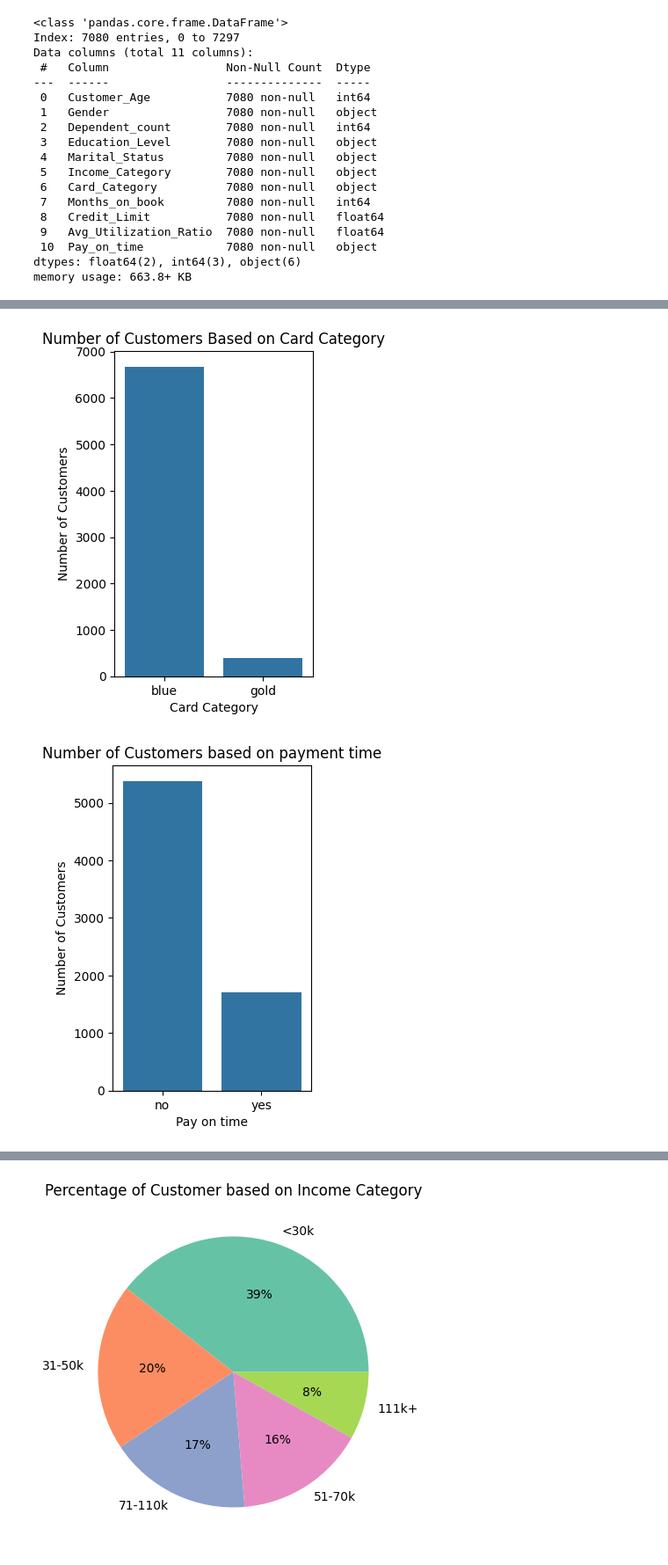
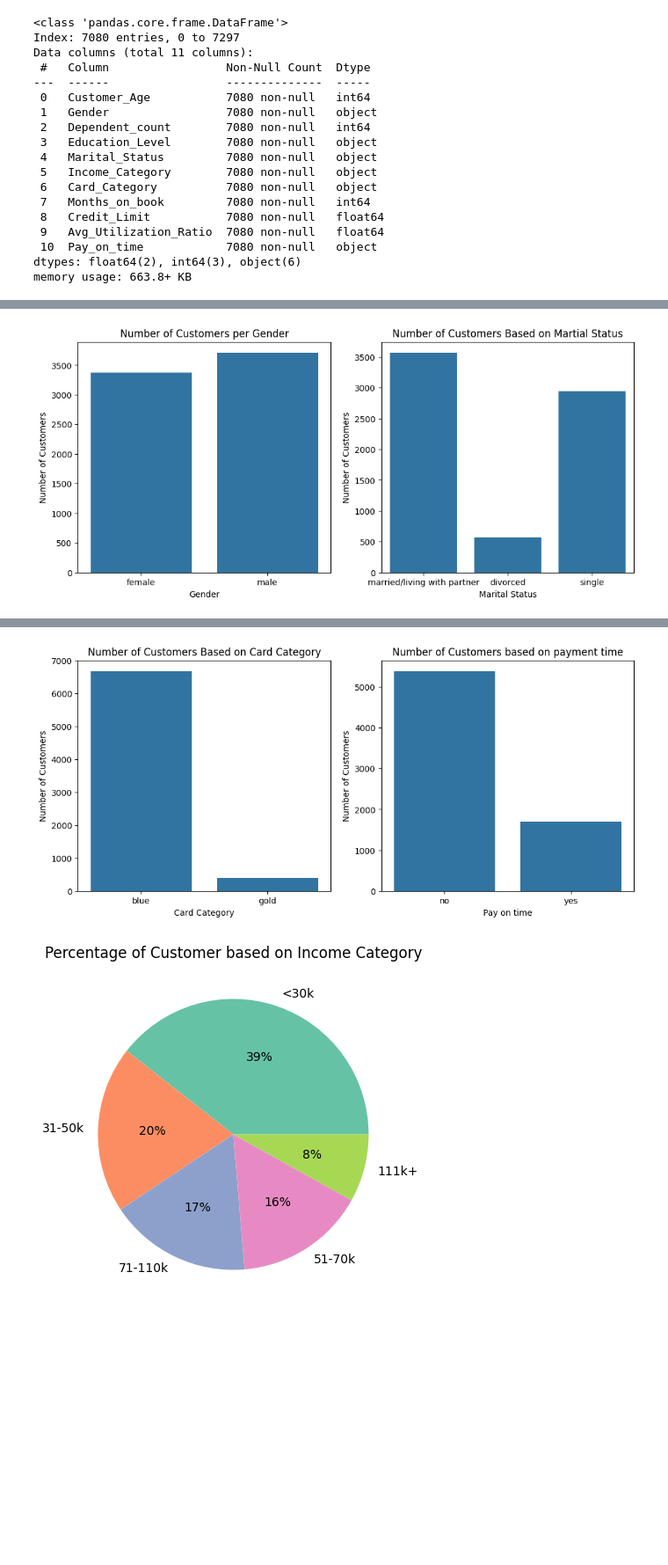
Before and after one commit to uplearni/CreditLimitReccomender, a Jupyter notebook: CreditLimitProject.ipynb, the cells around one changed output, grey strips where cells are left out. Shown at 88% size. Drawn from its saved outputs; the diff is of its cells as text; code cells hidden in the pictures; blank space fills up the shorter version.

```diff
--- a/CreditLimitProject.ipynb
+++ b/CreditLimitProject.ipynb
@@ -147,22 +124,42 @@ plt.show()
-# %%
-# 3. Customers based on Card Category
-ax3=plt.subplot(1,2,1)
-sns.countplot(data=Credit_Data2,x=Card_Category, ax=ax3)
-plt.title("Number of Customers Based on Card Category")
-plt.xlabel("Card Category")
-plt.ylabel("Number of Customers")
-plt.show()
-#Result : Customers with blue card are far more than the gold one
-# %% [output]
-[figure, removed]
-# %%
-# 4. Customers who pay on time and ones who dont
-ax4=plt.subplot(1,2,2)
-sns.countplot(data=Credit_Data2,x=Pay_on_time, ax=ax4)
-plt.title("Number of Customers based on payment time")
-plt.xlabel("Pay on time")
-plt.ylabel("Number of Customers")
-plt.show()
-# most customers do not pay on time
-# %% [output]
-[figure, removed]
+# %%
+from google.colab import files
+# 1. Customers per gender
+plt.figure(figsize=(12,5))#create a canvas of size 12(w) X 5(h)
+ax1 = plt.subplot(1,2,1)#first plot 1 row 2 columns and left side
+sns.countplot(data=Credit_Data2,x=Gender, ax=ax1)
+plt.title("Number of Customers per Gender")
+plt.ylabel("Number of Customers")
+# result:males slightly more than females
+
+# 2. number of customers per martial status
+ax2 = plt.subplot(1,2,2)
+sns.countplot(data=Credit_Data2,x=Marital_Status, ax=ax2)
+plt.title("Number of Customers Based on Martial Status")
+plt.xlabel("Marital Status")
+plt.ylabel("Number of Customers")
+plt.savefig("GenderandMartialStatus.png")
+#files.download("GenderandMartialStatus.png")
+plt.show()
+#result : married and single people are in majority
+
+plt.figure(figsize=(12,5))
+# 3. Customers based on Card Category
+ax3=plt.subplot(1,2,1)
+sns.countplot(data=Credit_Data2,x=Card_Category, ax=ax3)
+plt.title("Number of Customers Based on Card Category")
+plt.xlabel("Card Category")
+plt.ylabel("Number of Customers")
+#Result : Customers with blue card are far more than the gold one
+
+# 4. Customers who pay on time and ones who dont
+ax4=plt.subplot(1,2,2)
+sns.countplot(data=Credit_Data2,x=Pay_on_time, ax=ax4)
+plt.title("Number of Customers based on payment time")
+plt.xlabel("Pay on time")
+plt.ylabel("Number of Customers")
+plt.savefig("CardCategoryandPayontime.png")
+files.download("CardCategoryandPayontime.png")
+plt.show()
+# most customers do not pay on time
+# %% [output]
+[figure, added]
@@ -169,3 +168,4 @@ plt.show()
+[figure, added]
 # %%
 # 5. Income Category
 Credit_Data2["Income_Category"].value_counts()
```
Also changed, not shown: parts of 13 cells of this notebook.
